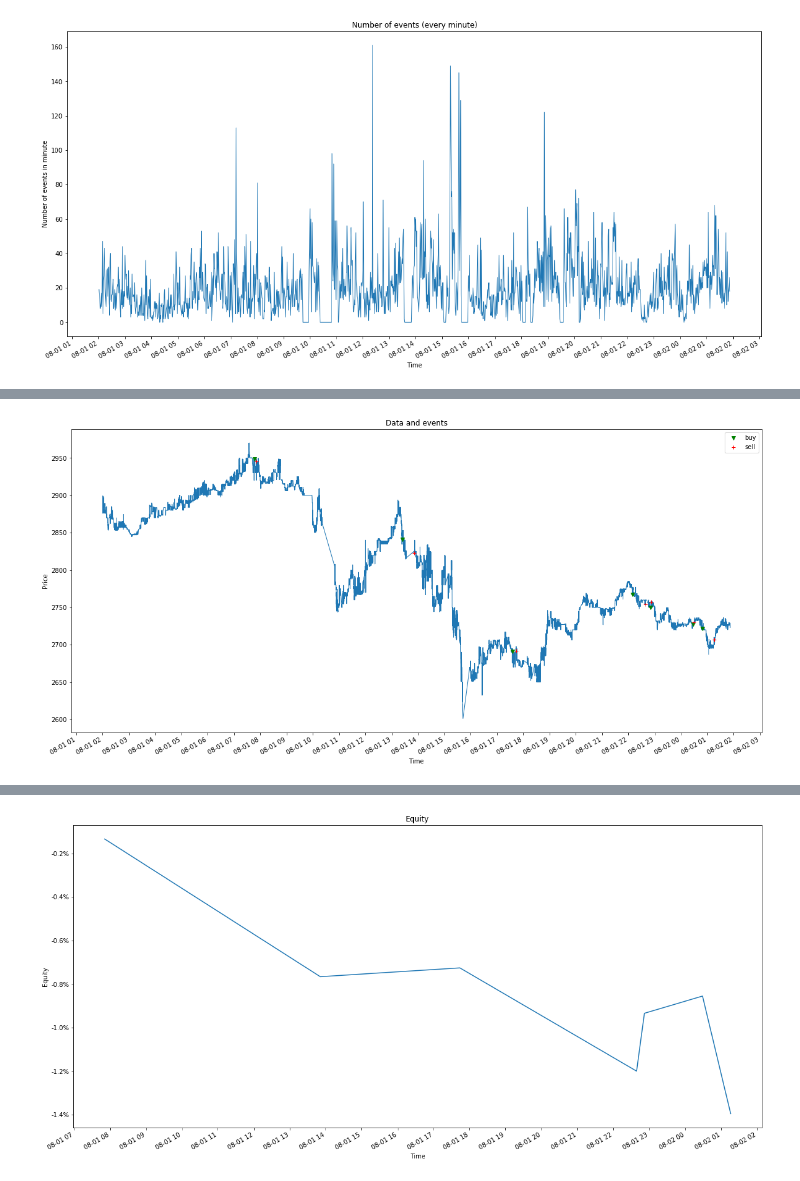
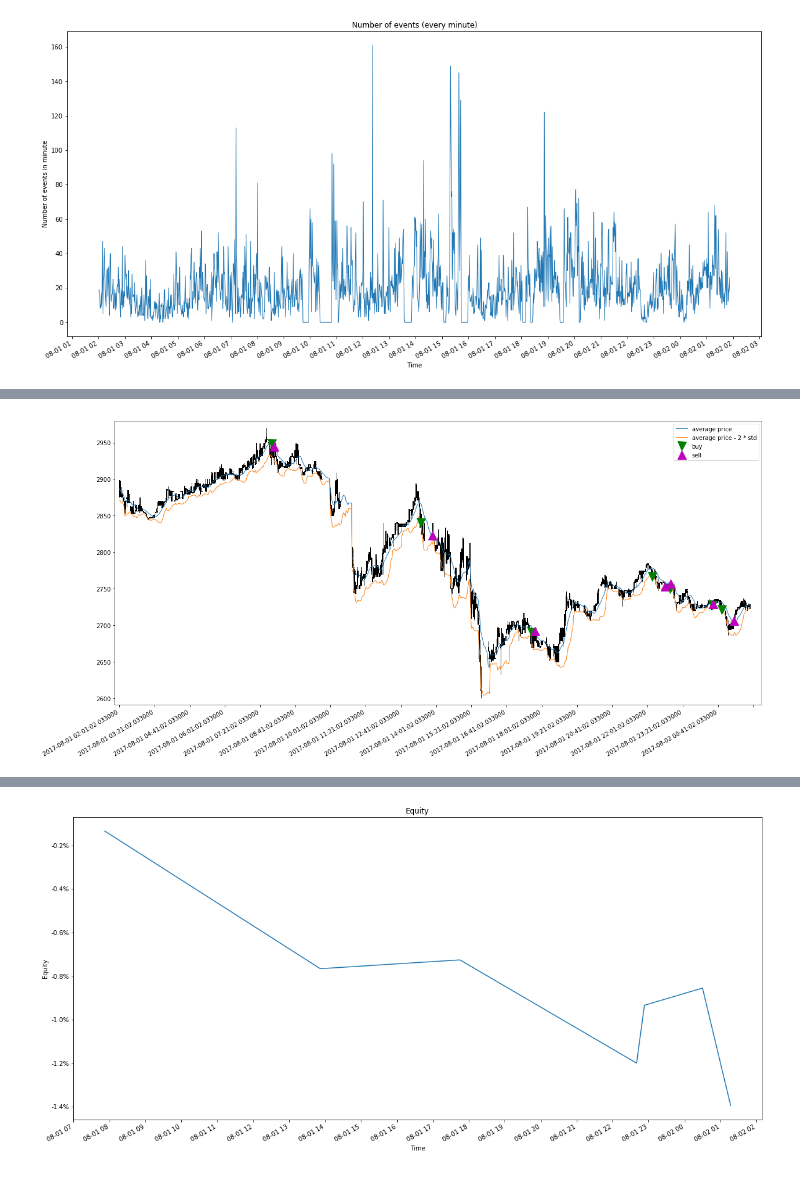
Before and after one commit to andrejburja/first-task, a Jupyter notebook: task.ipynb, the cells around one changed output, grey strips where cells are left out. Drawn from its saved outputs; the diff is of its cells as text; code cells hidden in the pictures.

```diff
--- a/task.ipynb
+++ b/task.ipynb
@@ -111,7 +111,7 @@ def calculate_trades(closing_times, data, std_factor, ask_factor, bid_factor):
         # check if buy: close < -2 std
         open_next = data[i+1][2] # OK
         amount_next = data[i+1][7] #OK
-        time_next = closing_times[i] #OK
+        time_next = closing_times[i+1] #OK
         close = el[5]
         mean = el[0]
         std = el[1]
@@ -257,16 +284,4 @@ plt.show()
-# %%
-# trades
-fig = plt.figure(figsize=figsize)
-ax = fig.add_subplot(111)
-ax.plot(events_times.astype(datetime.datetime), prices, linewidth=linewidth)
-ax.plot(trade_times[0::2].astype(datetime.datetime), trades[0::2], 'gv', label="buy" )
-ax.plot(trade_times[1::2].astype(datetime.datetime), trades[1::2], 'r+', label="sell")
-ax.set_title('Data and events')
-ax.set_xlabel('Time')
-ax.set_ylabel('Price')
-fig.autofmt_xdate()
-ax.xaxis.set_major_locator(mdates.HourLocator())
-ax.legend()
-plt.show()
-# %% [output]
-[figure, removed]
+# %%
+plot_ohlc(0, 1450)
+# %% [output]
+[figure, added]
```
Also changed, not shown: parts of 4 cells of this notebook.
